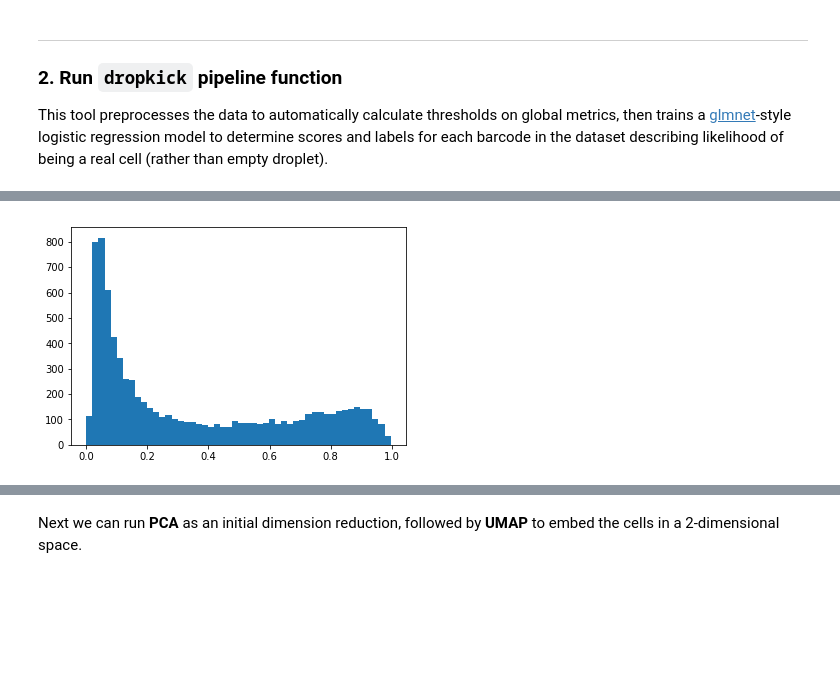
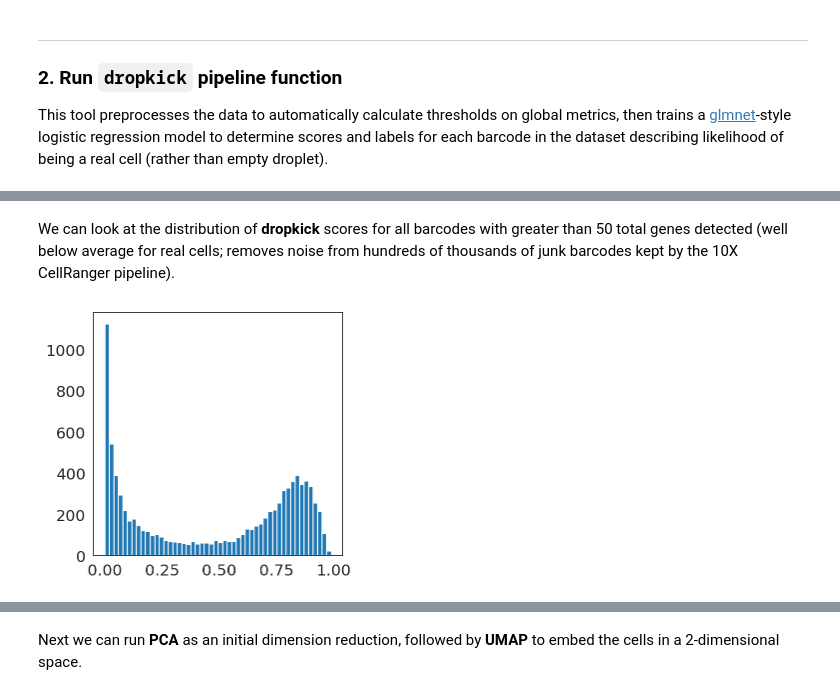
Before and after one commit to KenLauLab/dropkick, a Jupyter notebook: dropkick_tutorial.ipynb, the cells around one changed output, grey strips where cells are left out. Saved outputs shown, nothing was run; the diff lists cells and outputs as text; code cells hidden in the pictures; blank space fills up the shorter version.

```diff
--- a/dropkick_tutorial.ipynb
+++ b/dropkick_tutorial.ipynb
@@ -16,10 +16,10 @@ We can read in an example mouse colon dataset generated using **inDrops** single
 # %%
-a = sc.read("data/S1.h5ad")
+adata = sc.read("data/t_4k_small.h5ad")
 # %% [markdown]
 ---
 ### 1.5. Plot QC metrics (optional)
 The `qc` module has functions for plotting total UMI distribution and ambient genes, to give an idea of overall data quality and amenability to `dropkick` filtering.
 # %%
 # simple preprocessing of anndata object to get metrics for plot
-a = dropkick.recipe_dropkick(a, filter=False, n_hvgs=None, X_final="raw_counts")
+adata = dk.recipe_dropkick(adata, n_hvgs=None, X_final="raw_counts")
 # %% [output]
@@ -86,5 +90,7 @@ Look at the distribution of **dropkick** scores for each barcode...
+# %% [markdown]
+We can look at the distribution of **dropkick** scores for all barcodes with greater than 50 total genes detected (well below average for real cells; removes noise from hundreds of thousands of junk barcodes kept by the 10X CellRanger pipeline).
 # %%
 import matplotlib.pyplot as plt
-_ = plt.hist(a.obs['dropkick_score'], bins=50)
+score_hist = plt.hist(adata.obs['dropkick_score'], bins=50)
 # %% [output]
-[figure, old version]
+[figure, new version]
```
Also changed, not shown: parts of 35 cells of this notebook, 4 other files.
